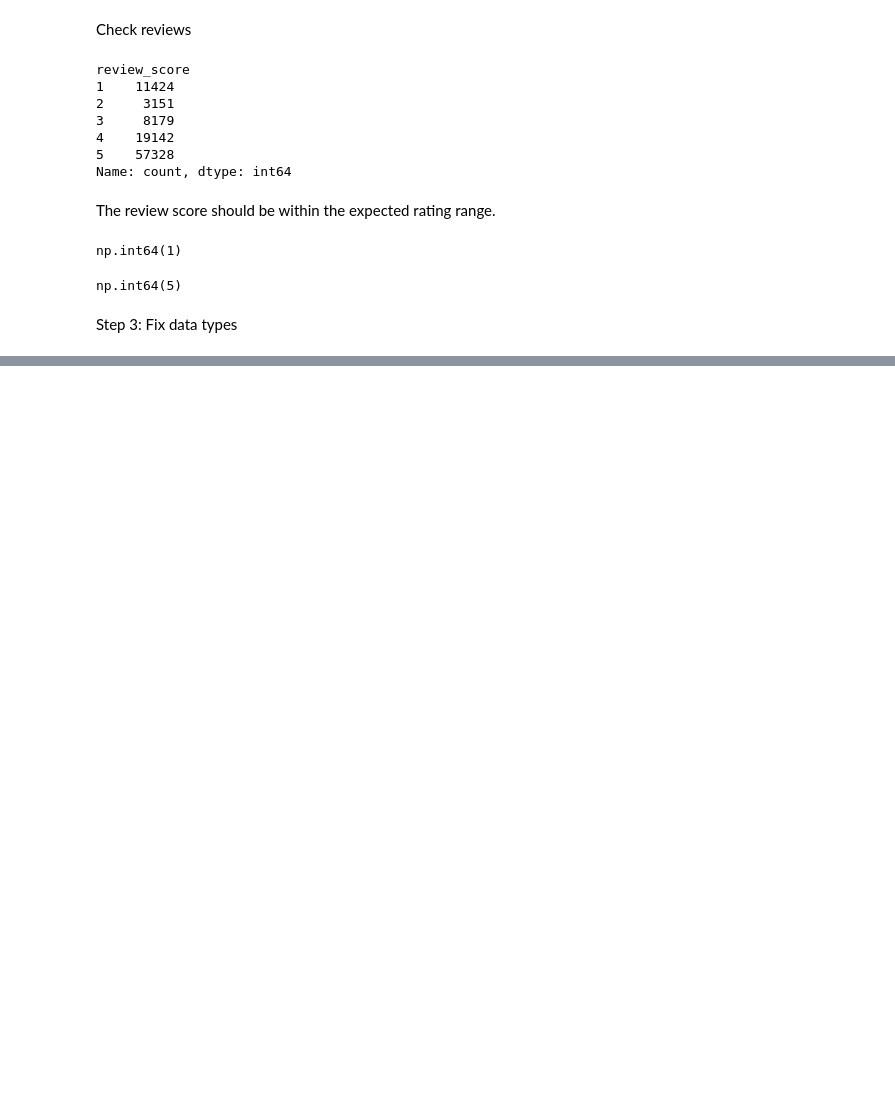
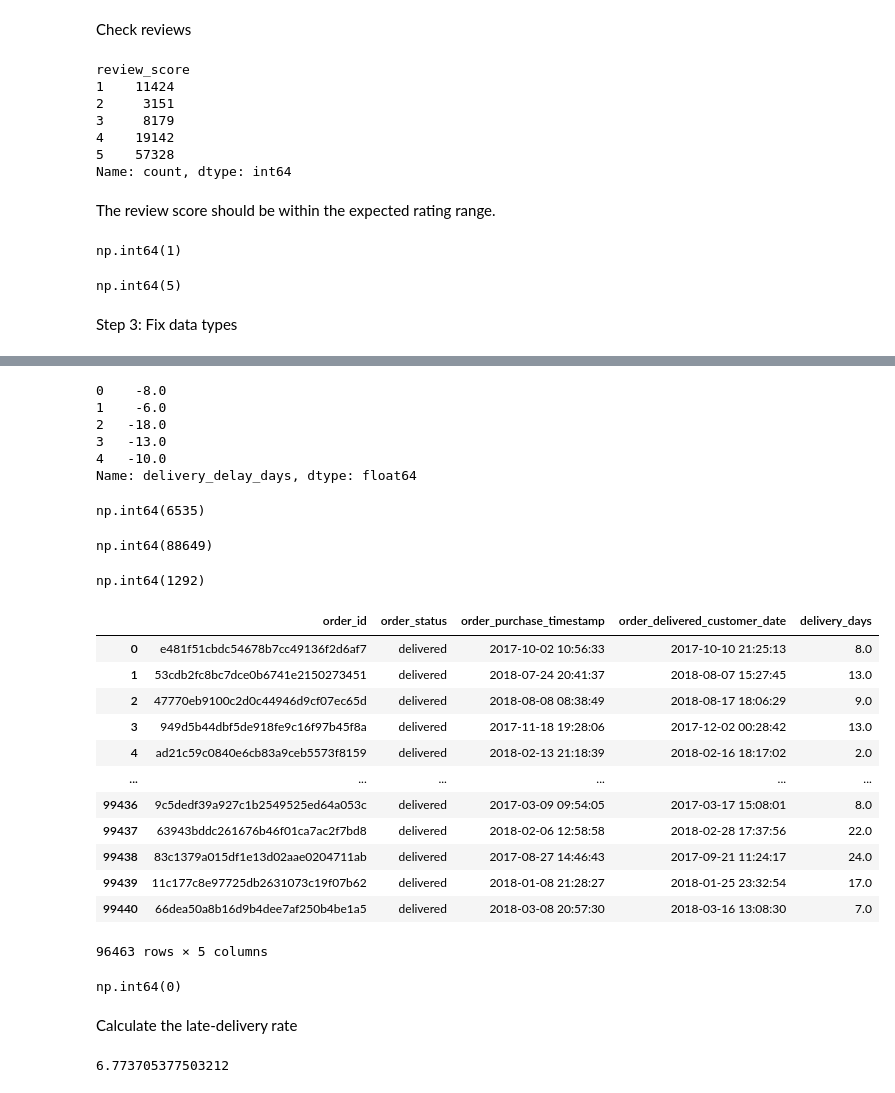
Before and after one commit to meghanabj05-hue/Repository-name-ecommerce-data-intelligence, a Jupyter notebook: notebooks/02_data_quality.ipynb, the cells around one changed output, grey strips where cells are left out. Cells and saved outputs as stored; diff of their text form; code cells hidden in the pictures; blank space fills up the shorter version.

```diff
--- a/notebooks/02_data_quality.ipynb
+++ b/notebooks/02_data_quality.ipynb
@@ -262,0 +373,5 @@ for col in date_columns:
+# %%
+orders["delivery_days"] = (
+    orders["order_delivered_customer_date"]
+    - orders["order_purchase_timestamp"]
+).dt.days
@@ -262,0 +400,67 @@ for col in date_columns:
+# %%
+orders["delivery_delay_days"] = (
+    orders["order_delivered_customer_date"]
+    - orders["order_estimated_delivery_date"]
+).dt.days
+# %%
+#A negative value is not an error.
+#That means the order arrived 8 days early.
+orders["delivery_delay_days"].head()
+# %% [output]
+0    -8.0
+1    -6.0
+2   -18.0
+3   -13.0
+4   -10.0
+Name: delivery_delay_days, dtype: float64
+# %%
+#How many delivered orders were late?
+(orders["delivery_delay_days"] > 0).sum()
+# %% [output]
+np.int64(6535)
+# %%
+#Delivered earlier than estimated.
+(orders["delivery_delay_days"] < 0).sum()
+# %% [output]
+np.int64(88649)
+# %%
+#Delivered exactly on the estimated date.
+(orders["delivery_delay_days"] == 0).sum()
+# %% [output]
+np.int64(1292)
+# %%
+orders[
+    orders["delivery_days"] > 0
+][
+    [
+        "order_id",
+        "order_status",
+        "order_purchase_timestamp",
+        "order_delivered_customer_date",
+        "delivery_days"
+    ]
+]
+# %% [output]
+|  | order_id | order_status | order_purchase_timestamp | order_delivered_customer_date | delivery_days |
+| 0 | e481f51cbdc54678b7cc49136f2d6af7 | delivered | 2017-10-02 10:56:33 | 2017-10-10 21:25:13 | 8.0 |
+| 1 | 53cdb2fc8bc7dce0b6741e2150273451 | delivered | 2018-07-24 20:41:37 | 2018-08-07 15:27:45 | 13.0 |
+| 2 | 47770eb9100c2d0c44946d9cf07ec65d | delivered | 2018-08-08 08:38:49 | 2018-08-17 18:06:29 | 9.0 |
+| 3 | 949d5b44dbf5de918fe9c16f97b45f8a | delivered | 2017-11-18 19:28:06 | 2017-12-02 00:28:42 | 13.0 |
+| 4 | ad21c59c0840e6cb83a9ceb5573f8159 | delivered | 2018-02-13 21:18:39 | 2018-02-16 18:17:02 | 2.0 |
+| ... | ... | ... | ... | ... | ... |
+| 99436 | 9c5dedf39a927c1b2549525ed64a053c | delivered | 2017-03-09 09:54:05 | 2017-03-17 15:08:01 | 8.0 |
+| 99437 | 63943bddc261676b46f01ca7ac2f7bd8 | delivered | 2018-02-06 12:58:58 | 2018-02-28 17:37:56 | 22.0 |
+| 99438 | 83c1379a015df1e13d02aae0204711ab | delivered | 2017-08-27 14:46:43 | 2017-09-21 11:24:17 | 24.0 |
+| 99439 | 11c177c8e97725db2631073c19f07b62 | delivered | 2018-01-08 21:28:27 | 2018-01-25 23:32:54 | 17.0 |
+| 99440 | 66dea50a8b16d9b4dee7af250b4be1a5 | delivered | 2018-03-08 20:57:30 | 2018-03-16 13:08:30 | 7.0 |
+96463 rows × 5 columns
+# %%
+#Check whether estimated delivery is before purchase
+(
+    orders["order_estimated_delivery_date"]
+    < orders["order_purchase_timestamp"]
+).sum()
+# %% [output]
+np.int64(0)
+# %% [markdown]
+Calculate the late-delivery rate
@@ -262,0 +475,8 @@ for col in date_columns:
+# %%
+late_delivery_rate = (
+    len(late_orders) / len(delivered_orders) * 100
+)
+
+late_delivery_rate
+# %% [output]
+6.773705377503212
```
Also changed, not shown: parts of 22 cells of this notebook.
